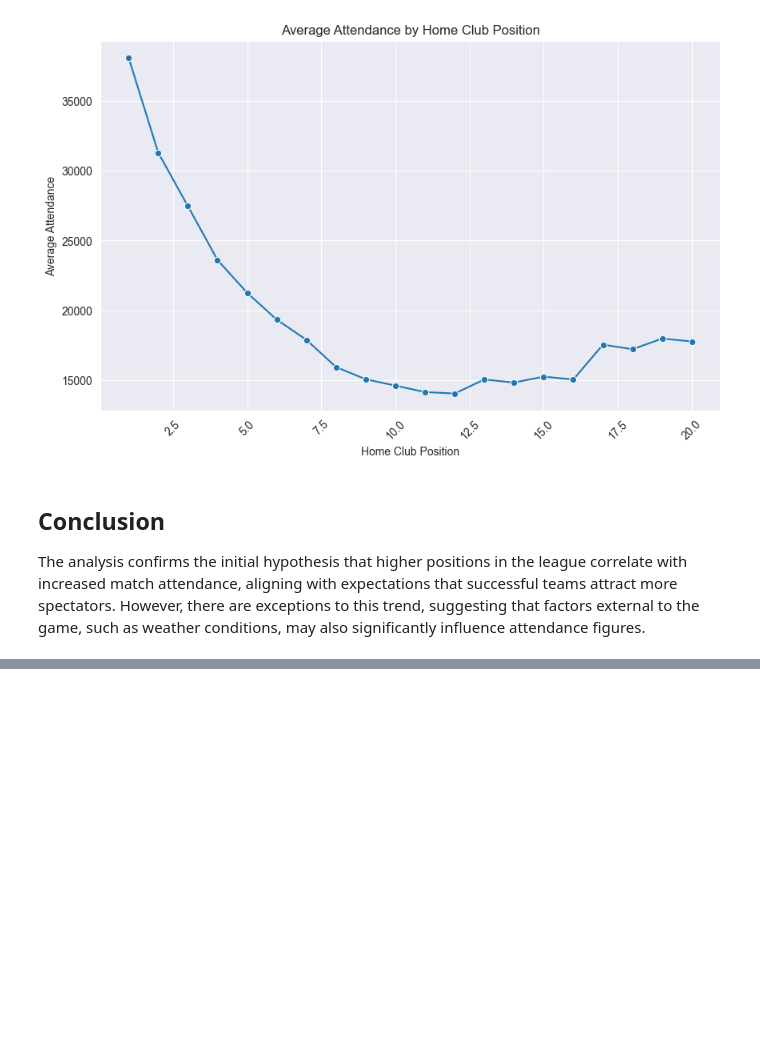
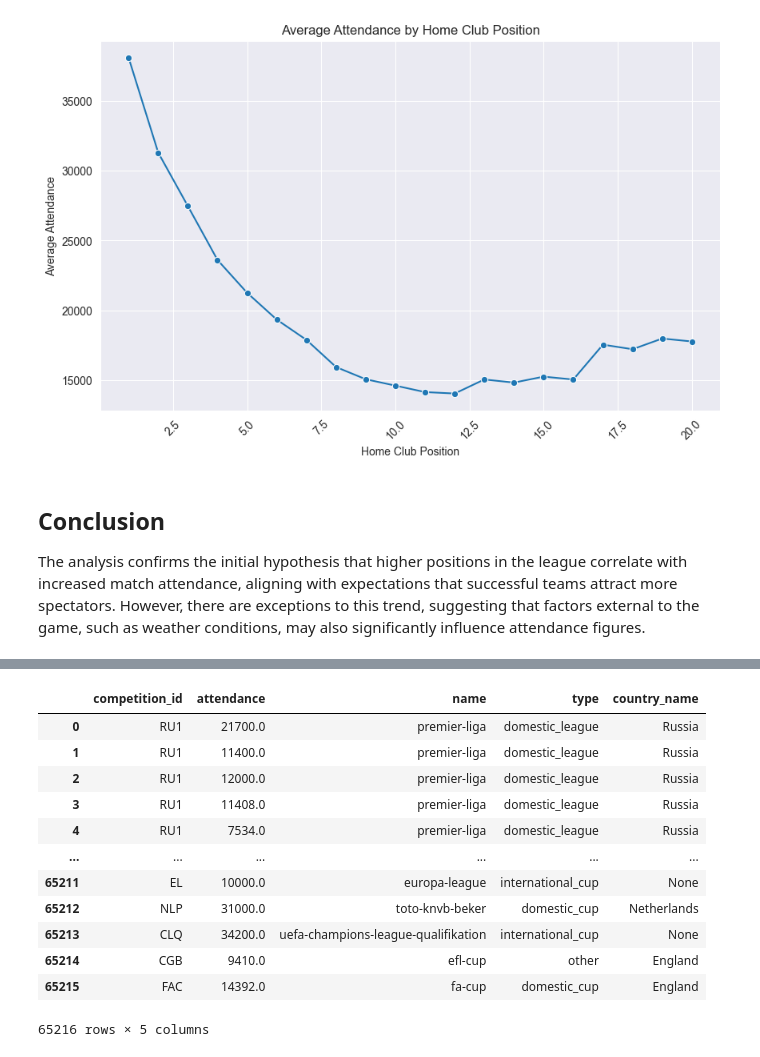
Before and after one commit to BonincontroL/IumTweb_project, a Jupyter notebook: solution/DataAnalysis/JupyterNotebooks/games.ipynb, the cells around one changed output, grey strips where cells are left out. Cells and saved outputs as stored; diff of their text form; code cells hidden in the pictures; blank space fills up the shorter version.

```diff
--- a/solution/DataAnalysis/JupyterNotebooks/games.ipynb
+++ b/solution/DataAnalysis/JupyterNotebooks/games.ipynb
@@ -200,0 +216,23 @@ may also significantly influence attendance figures.
+# %%
+
+competitions_df=pd.read_sql_query("SELECT competition_id,name,type,country_name FROM competitions",con=engine)
+documents = collection.find({}, {'_id': 0, 'competition_id': 1, 'attendance': 1})
+games_df = pd.DataFrame(list(documents))
+# Eseguiamo la join
+merged_df = pd.merge(games_df, competitions_df, on='competition_id', how='left')
+
+merged_df
+# %% [output]
+|  | competition_id | attendance | name | type | country_name |
+| 0 | RU1 | 21700.0 | premier-liga | domestic_league | Russia |
+| 1 | RU1 | 11400.0 | premier-liga | domestic_league | Russia |
+| 2 | RU1 | 12000.0 | premier-liga | domestic_league | Russia |
+| 3 | RU1 | 11408.0 | premier-liga | domestic_league | Russia |
+| 4 | RU1 | 7534.0 | premier-liga | domestic_league | Russia |
+| ... | ... | ... | ... | ... | ... |
+| 65211 | EL | 10000.0 | europa-league | international_cup | None |
+| 65212 | NLP | 31000.0 | toto-knvb-beker | domestic_cup | Netherlands |
+| 65213 | CLQ | 34200.0 | uefa-champions-league-qualifikation | international_cup | None |
+| 65214 | CGB | 9410.0 | efl-cup | other | England |
+| 65215 | FAC | 14392.0 | fa-cup | domestic_cup | England |
+65216 rows × 5 columns
```
Also changed, not shown: parts of 6 cells of this notebook, 7 other files.
